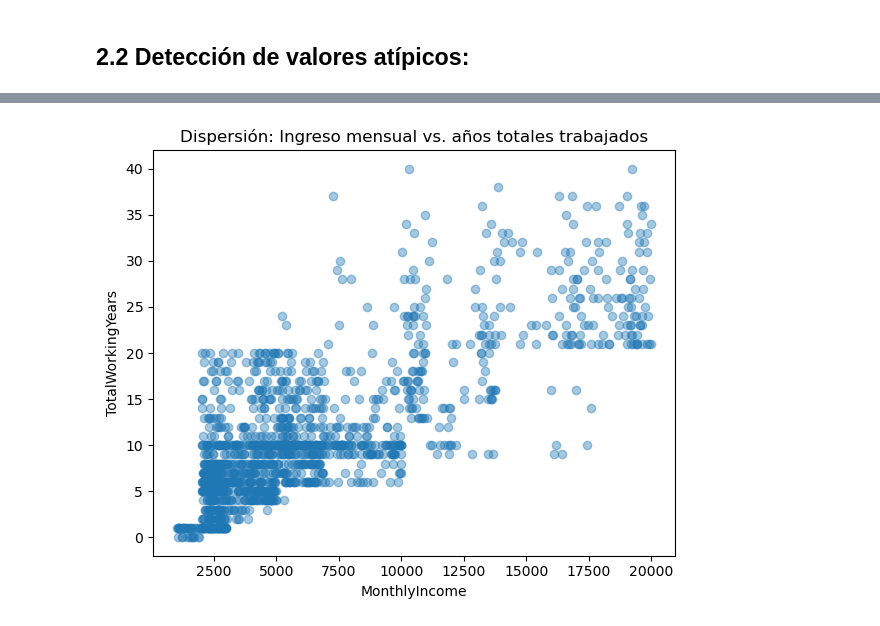
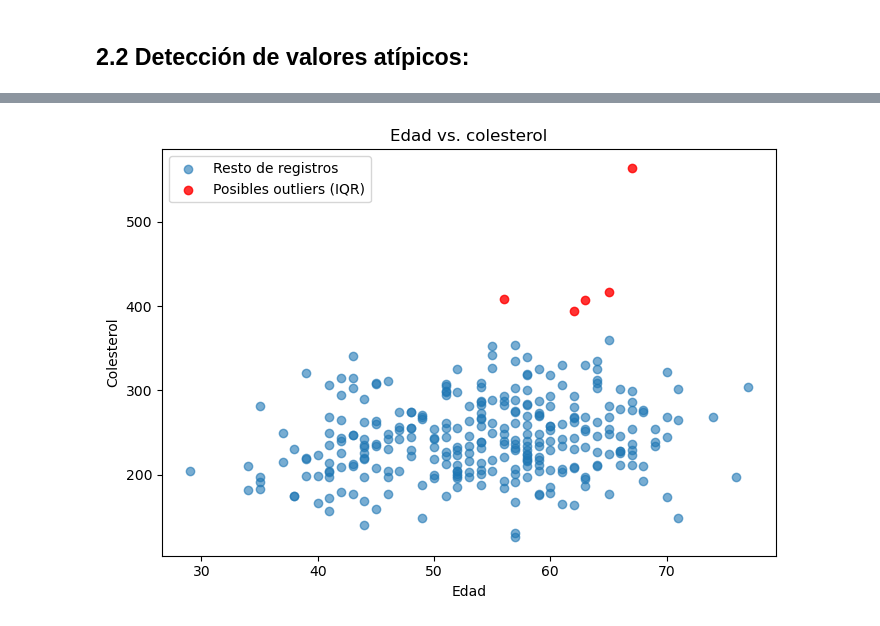
Before and after one commit to TiagoV69/analisis-datos-evento2-grupo7, a Jupyter notebook: 02_eda/02_eda_hr.ipynb, the cells around one changed output, grey strips where cells are left out. Cells and saved outputs as stored; diff of their text form; code cells hidden in the pictures.

```diff
--- a/02_eda/02_eda_hr.ipynb
+++ b/02_eda/02_eda_hr.ipynb
@@ -157,13 +192,38 @@ plt.show()
-# %%
-# Método gráfico: dispersión entre dos variables clave
-fig, ax = plt.subplots(figsize=(6, 5))
-ax.scatter(df_hr["MonthlyIncome"], df_hr["TotalWorkingYears"], alpha=0.4)
-ax.set_xlabel("MonthlyIncome")
-ax.set_ylabel("TotalWorkingYears")
-ax.set_title("Dispersión: Ingreso mensual vs. años totales trabajados")
-plt.tight_layout()
-plt.savefig("dispersion_income_vs_years.png", dpi=120)
-plt.show()
-# %% [output]
-[figure, removed]
+# %%
+# Diagrama de dispersión: Edad vs. Colesterol.
+# Se resaltan registros que son atípicos por IQR en cualquiera de las dos variables.
+x_col, y_col = "age", "chol"
+
+def mascara_outliers_iqr(serie):
+    q1, q3 = serie.quantile([0.25, 0.75])
+    iqr = q3 - q1
+    return (serie < q1 - 1.5 * iqr) | (serie > q3 + 1.5 * iqr)
+
+posibles_outliers = (
+    mascara_outliers_iqr(df_heart[x_col]) |
+    mascara_outliers_iqr(df_heart[y_col])
+)
+
+fig, ax = plt.subplots(figsize=(7, 5))
+ax.scatter(
+    df_heart.loc[~posibles_outliers, x_col],
+    df_heart.loc[~posibles_outliers, y_col],
+    alpha=0.6,
+    label="Resto de registros"
+)
+ax.scatter(
+    df_heart.loc[posibles_outliers, x_col],
+    df_heart.loc[posibles_outliers, y_col],
+    color="red",
+    alpha=0.8,
+    label="Posibles outliers (IQR)"
+)
+ax.set_xlabel("Edad")
+ax.set_ylabel("Colesterol")
+ax.set_title("Edad vs. colesterol")
+ax.legend()
+plt.tight_layout()
+plt.show()
+# %% [output]
+[figure, added]
 # %% [markdown]
```
Also changed, not shown: parts of 18 cells of this notebook.
